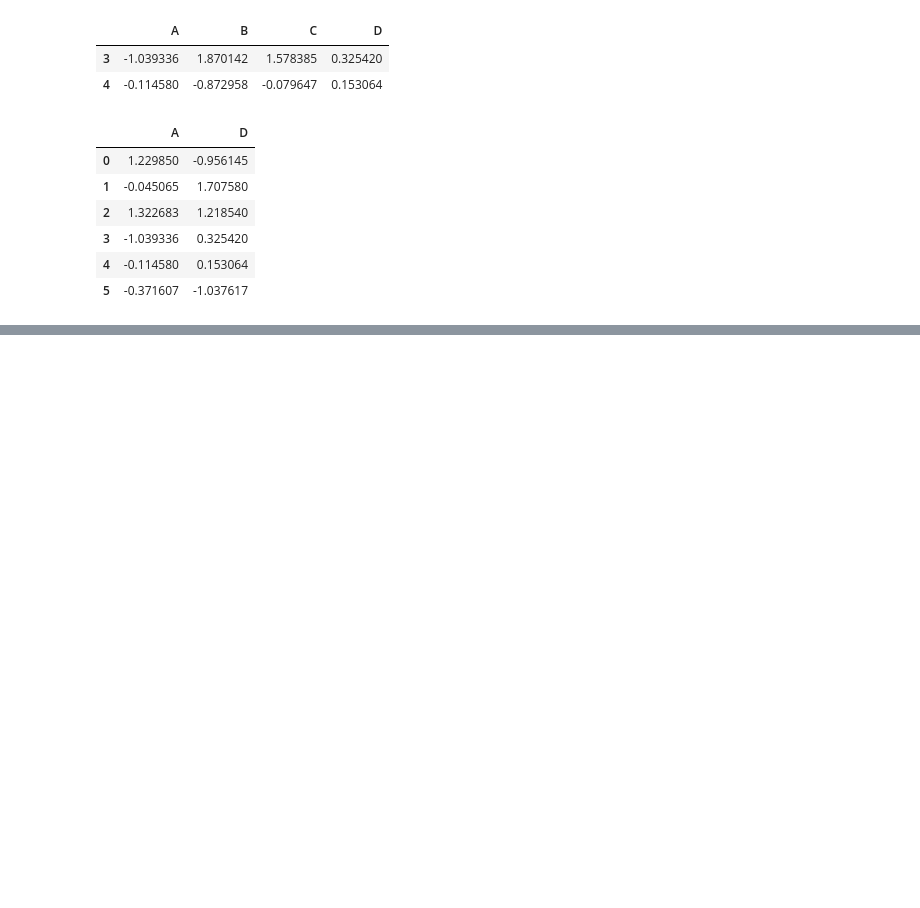
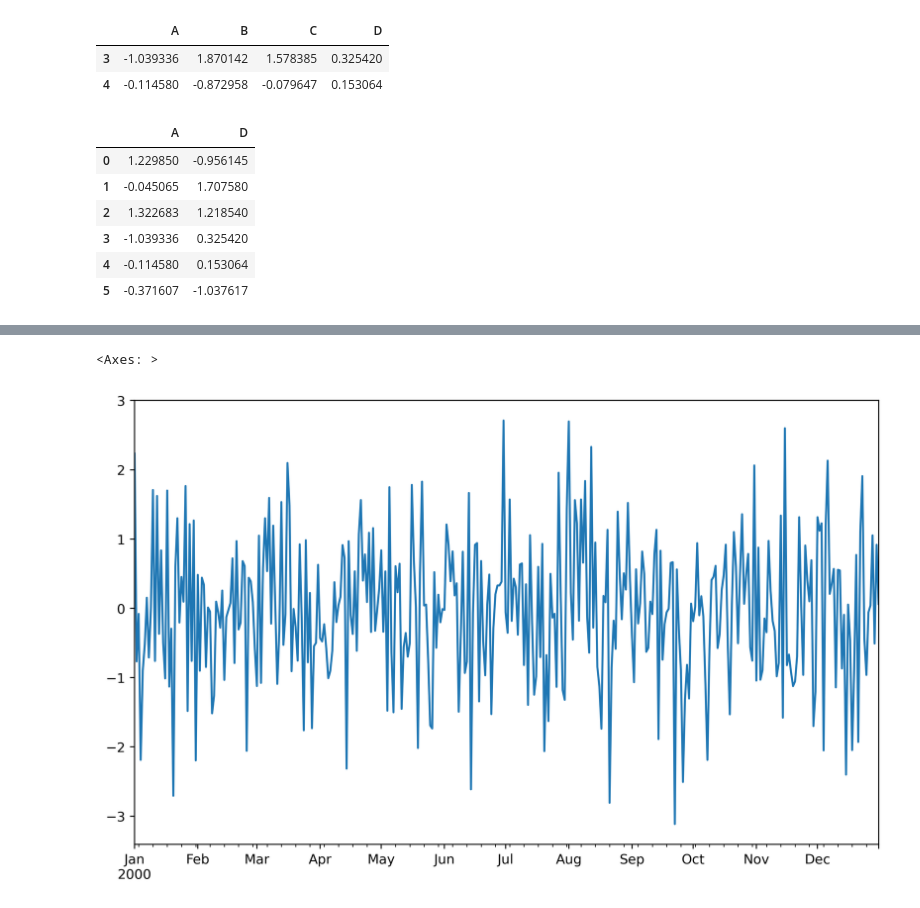
Before and after one commit to ICHANER/MachineLearningPractices, a Jupyter notebook: 《scikit-learn机器学习》/introduction_to_Pandas.ipynb, the cells around one changed output, grey strips where cells are left out. Cells and saved outputs as stored; diff of their text form; code cells hidden in the pictures; blank space fills up the shorter version.

```diff
--- a/《scikit-learn机器学习》/introduction_to_Pandas.ipynb
+++ b/《scikit-learn机器学习》/introduction_to_Pandas.ipynb
@@ -121,0 +237,6 @@ df[['A','D']]    # 存疑？？？
+# %%
+plt.figure(figsize=(10,6), dpi=401)
+ts.plot()
+# %% [output]
+<Axes: >
+[figure, added]
```
Also changed, not shown: parts of 27 cells of this notebook, 1 other file.
